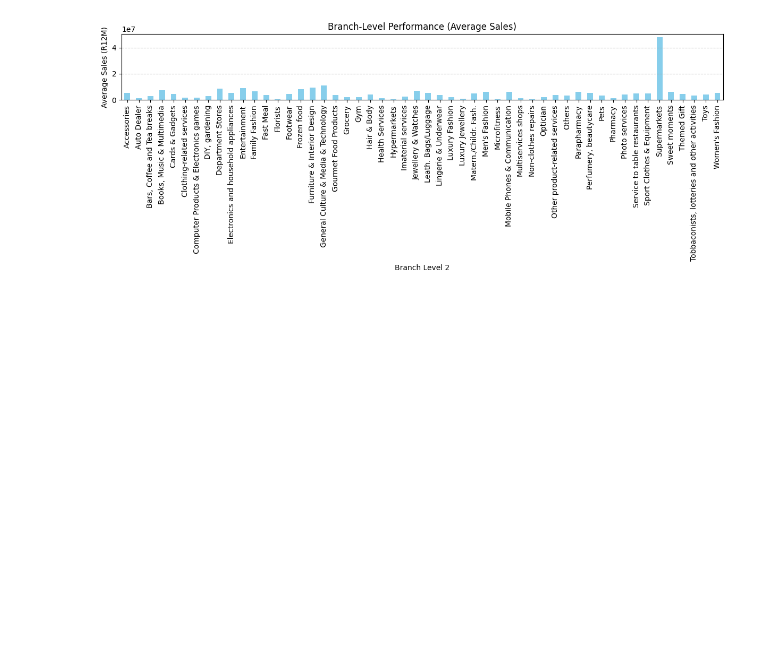
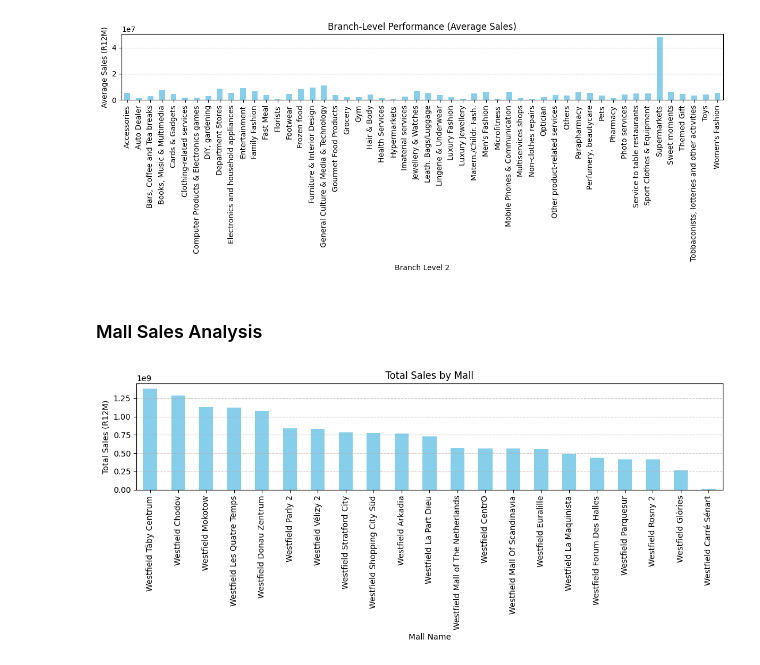
Before and after one commit to tesscln/URW_datachallenge, a Jupyter notebook: notebooks/merge_tess_2nd_dataset.ipynb, the cells around one changed output. Saved outputs shown, nothing was run; the diff lists cells and outputs as text; code cells hidden in the pictures; blank space fills up the shorter version.

```diff
--- a/notebooks/merge_tess_2nd_dataset.ipynb
+++ b/notebooks/merge_tess_2nd_dataset.ipynb
@@ -227,3 +227,19 @@ plt.tight_layout()
 plt.show()
 # %% [output]
 [figure]
+# %% [markdown]
+### Mall Sales Analysis
+# %%
+mall_sales = df.groupby('mall_name')['store_sales_r12m'].sum()
+
+plt.figure(figsize=(11, 5))
+mall_sales.sort_values(ascending=False).plot(kind='bar', color='skyblue')
+plt.title('Total Sales by Mall')
+plt.xlabel('Mall Name')
+plt.ylabel('Total Sales (R12M)')
+plt.xticks(rotation=90)
+plt.grid(axis='y', linestyle='--', alpha=0.7)
+plt.tight_layout()
+plt.show()
+# %% [output]
+[figure, added]
```
Also changed, not shown: parts of 3 cells of this notebook.
